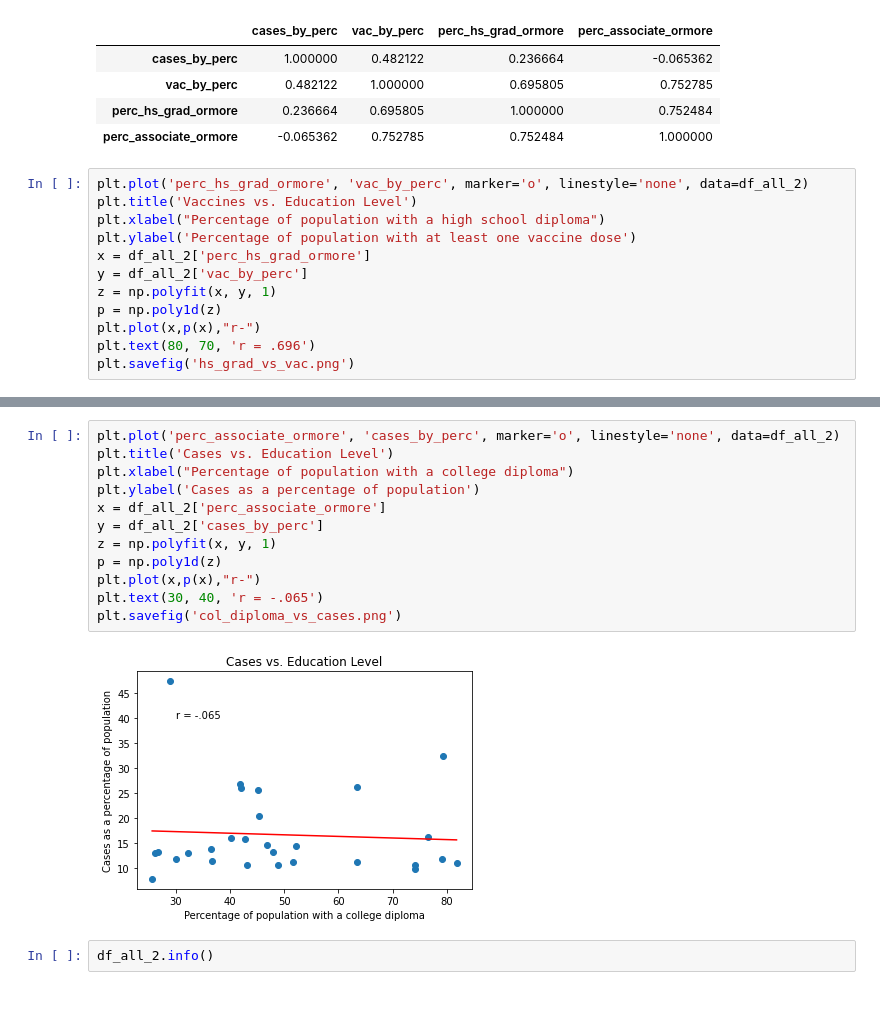
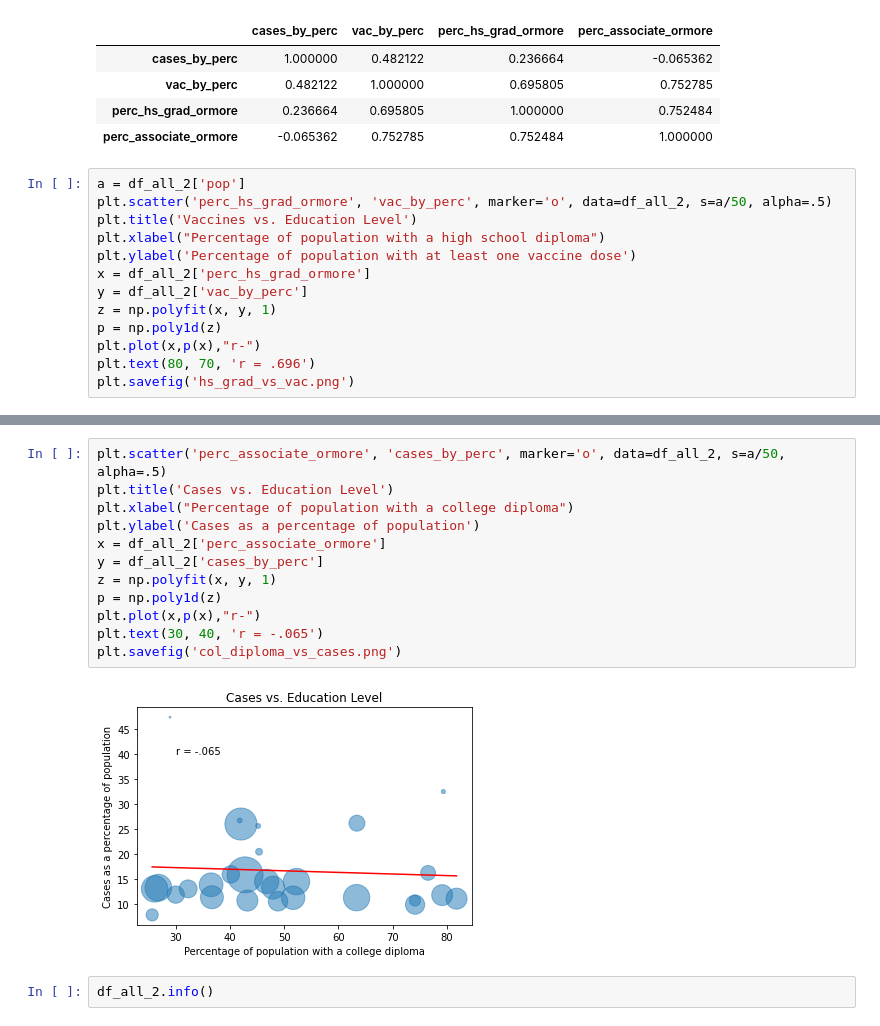
Before and after one commit to ryanhilber93/nash-covid-cases-vaccines-hot_chickens, a Jupyter notebook: hilber_notebook.ipynb, the cells around one changed output, grey strips where cells are left out. Saved outputs shown, nothing was run; the diff lists cells and outputs as text.

```diff
--- a/hilber_notebook.ipynb
+++ b/hilber_notebook.ipynb
@@ -422,7 +422,8 @@ df_all_2[['cases_by_perc', 'vac_by_perc', 'perc_hs_grad_ormore', 'perc_associate
 | perc_hs_grad_ormore | 0.236664 | 0.695805 | 1.000000 | 0.752484 |
 | perc_associate_ormore | -0.065362 | 0.752785 | 0.752484 | 1.000000 |
 # %%
-plt.plot('perc_hs_grad_ormore', 'vac_by_perc', marker='o', linestyle='none', data=df_all_2)
+a = df_all_2['pop']
+plt.scatter('perc_hs_grad_ormore', 'vac_by_perc', marker='o', data=df_all_2, s=a/50, alpha=.5)
 plt.title('Vaccines vs. Education Level')
 plt.xlabel("Percentage of population with a high school diploma")
 plt.ylabel('Percentage of population with at least one vaccine dose')
@@ -466,17 +467,17 @@ plt.savefig('hs_grad_vs_cases.png')
 # %%
-plt.plot('perc_associate_ormore', 'cases_by_perc', marker='o', linestyle='none', data=df_all_2)
+plt.scatter('perc_associate_ormore', 'cases_by_perc', marker='o', data=df_all_2, s=a/50, alpha=.5)
 plt.title('Cases vs. Education Level')
 plt.xlabel("Percentage of population with a college diploma")
 plt.ylabel('Cases as a percentage of population')
 x = df_all_2['perc_associate_ormore']
 y = df_all_2['cases_by_perc']
 z = np.polyfit(x, y, 1)
 p = np.poly1d(z)
 plt.plot(x,p(x),"r-")
 plt.text(30, 40, 'r = -.065')
 plt.savefig('col_diploma_vs_cases.png')
 # %% [output]
-[figure, old version]
+[figure, new version]
 # %%
 df_all_2.info()
 # %% [output]
```
Also changed, not shown: parts of 14 cells of this notebook, 8 other files.
